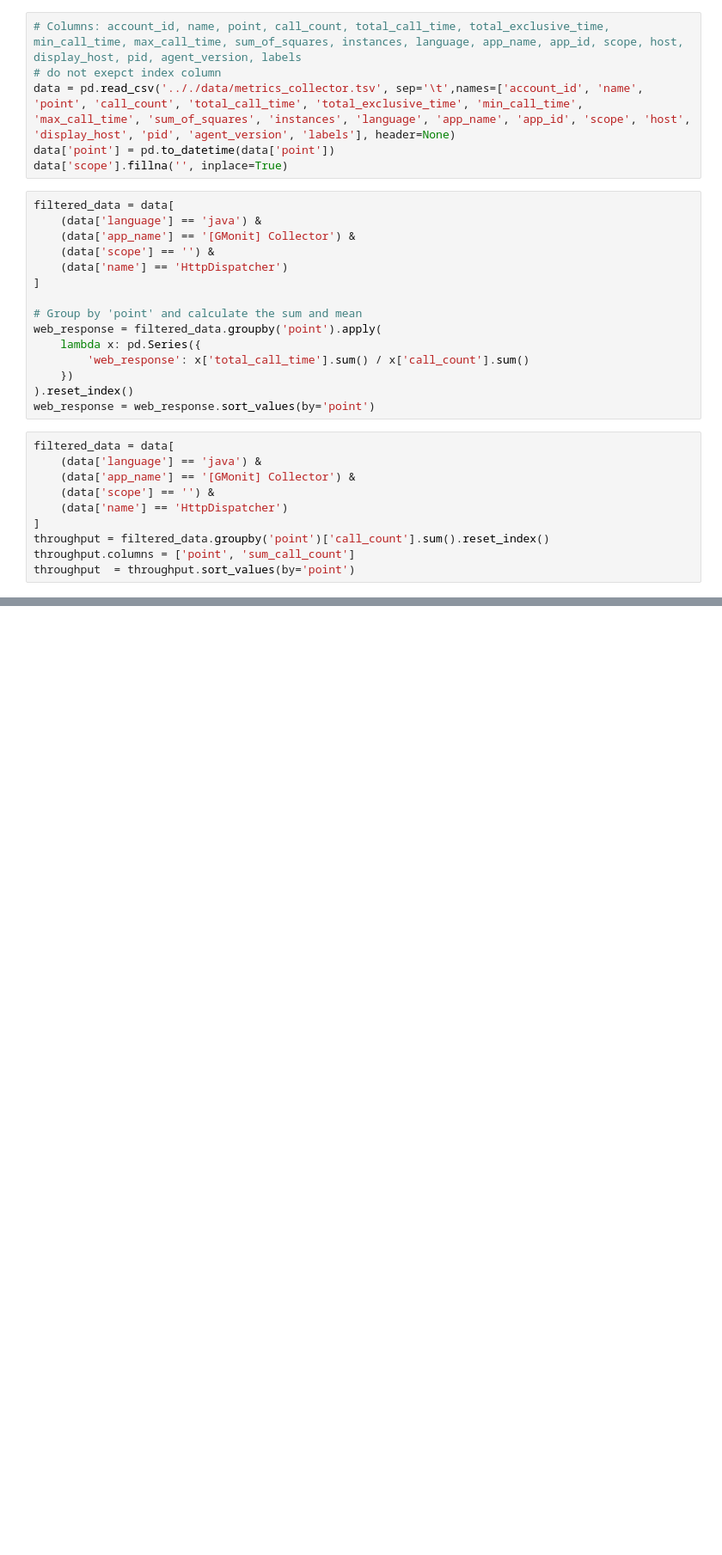
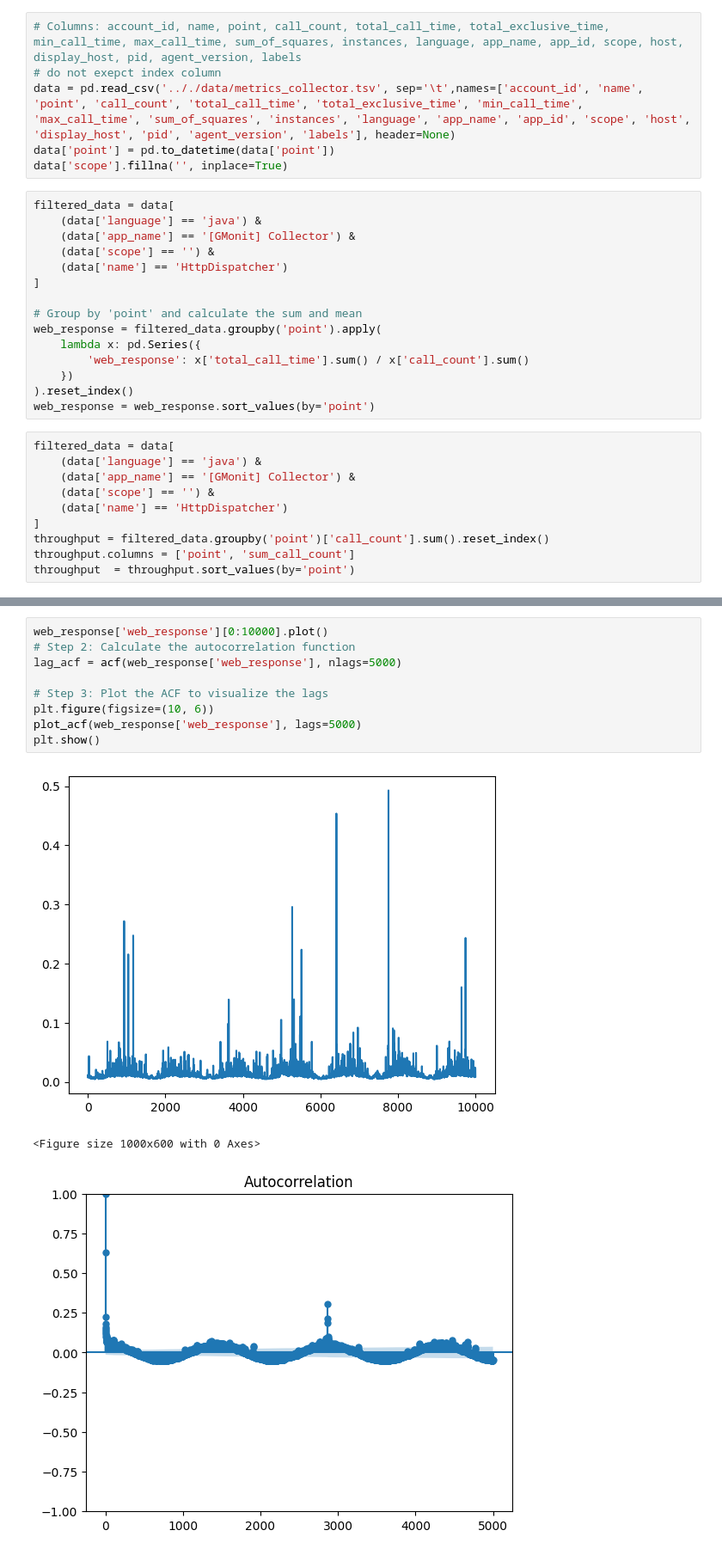
Before and after one commit to germanKoch/red-hack-time-series-analyzer, a Jupyter notebook: notebooks/data.ipynb, the cells around one changed output, grey strips where cells are left out. Shown: that part at 86% size. Drawn from its saved outputs; the diff is of its cells as text; blank space fills up the shorter version.

```diff
--- a/notebooks/data.ipynb
+++ b/notebooks/data.ipynb
@@ -69,0 +76,13 @@ apdex
+# %%
+web_response['web_response'][0:10000].plot()
+# Step 2: Calculate the autocorrelation function
+lag_acf = acf(web_response['web_response'], nlags=5000)
+
+# Step 3: Plot the ACF to visualize the lags
+plt.figure(figsize=(10, 6))
+plot_acf(web_response['web_response'], lags=5000)
+plt.show()
+# %% [output]
+[figure, added]
+<Figure size 1000x600 with 0 Axes>
+[figure, added]
```
Also changed, not shown: parts of 6 cells of this notebook.
